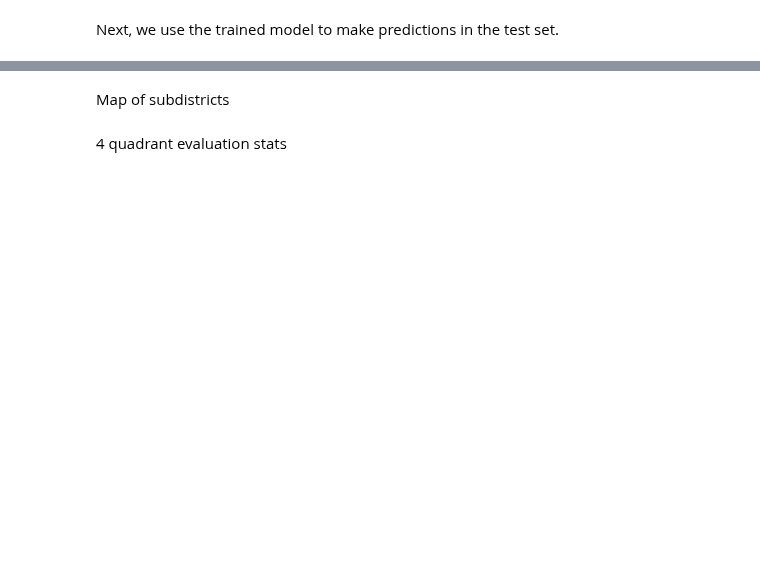
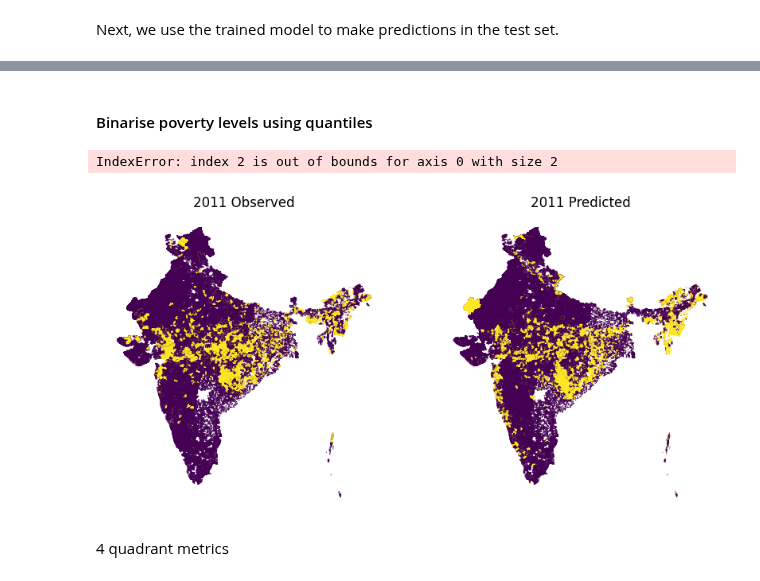
Before and after one commit to IDinsight/mosaiks, a Jupyter notebook: src/Modelling POC.ipynb, the cells around one changed output, grey strips where cells are left out. Drawn from its saved outputs; the diff is of its cells as text; code cells hidden in the pictures; blank space fills up the shorter version.

```diff
--- a/src/Modelling POC.ipynb
+++ b/src/Modelling POC.ipynb
@@ -158 +139,10 @@ print("Total test datapoints: ", y_gdf.shape[0])
+# %%
+sd_shapes = load_shrug_shapefiles(level="subdistrict")
+sd_shapes["geometry_subdistrict"] = sd_shapes["geometry"]
+# %%
+gdf_clean_test_y_subdistricts = gdf_clean_test_y.sjoin(sd_shapes)
+
+# change default geometry to subdistricts (for plotting)
+gdf_clean_test_y_subdistricts["geometry_point"] = gdf_clean_test_y_subdistricts["geometry"]
+gdf_clean_test_y_subdistricts["geometry"] = gdf_clean_test_y_subdistricts["geometry_subdistrict"]
 # %%
@@ -204,2 +159,0 @@ show_results(subdistrict_ys["observed"], subdistrict_ys["predicted"])
-# %% [markdown]
-Map of subdistricts
@@ -206,2 +162,15 @@ Map of subdistricts
+# %% [markdown]
+#### Binarise poverty levels using quantiles
+# %%
+# binarise target using quantiles
+gdf_clean_test_y_subdistricts.loc[:, "target_binarised"] = pd.qcut(gdf_clean_test_y_subdistricts[y_name], q=2, labels=False)
+# %%
+gdf_clean_test_y_subdistricts[y_name+"top_20_perc"] = (pd.qcut(gdf_clean_test_y_subdistricts[y_name], q=5, labels=False) == 4) * 1
+gdf_clean_test_y_subdistricts["predicted_top_20_perc"] = (pd.qcut(gdf_clean_test_y_subdistricts["predicted"], q=5, labels=False) == 4) * 1
+# %%
+plot_prediction_maps(gdf_clean_test_y_subdistricts, y_name+"top_20_perc", "predicted_top_20_perc", False, 0, 1, "weighted_top20_subdistricts_prediction_map.png")
+# %% [output]
+IndexError: index 2 is out of bounds for axis 0 with size 2
+[figure, added]
 # %% [markdown]
-4 quadrant evaluation stats
+4 quadrant metrics
```
Also changed, not shown: parts of 57 cells of this notebook, 2 other files.
